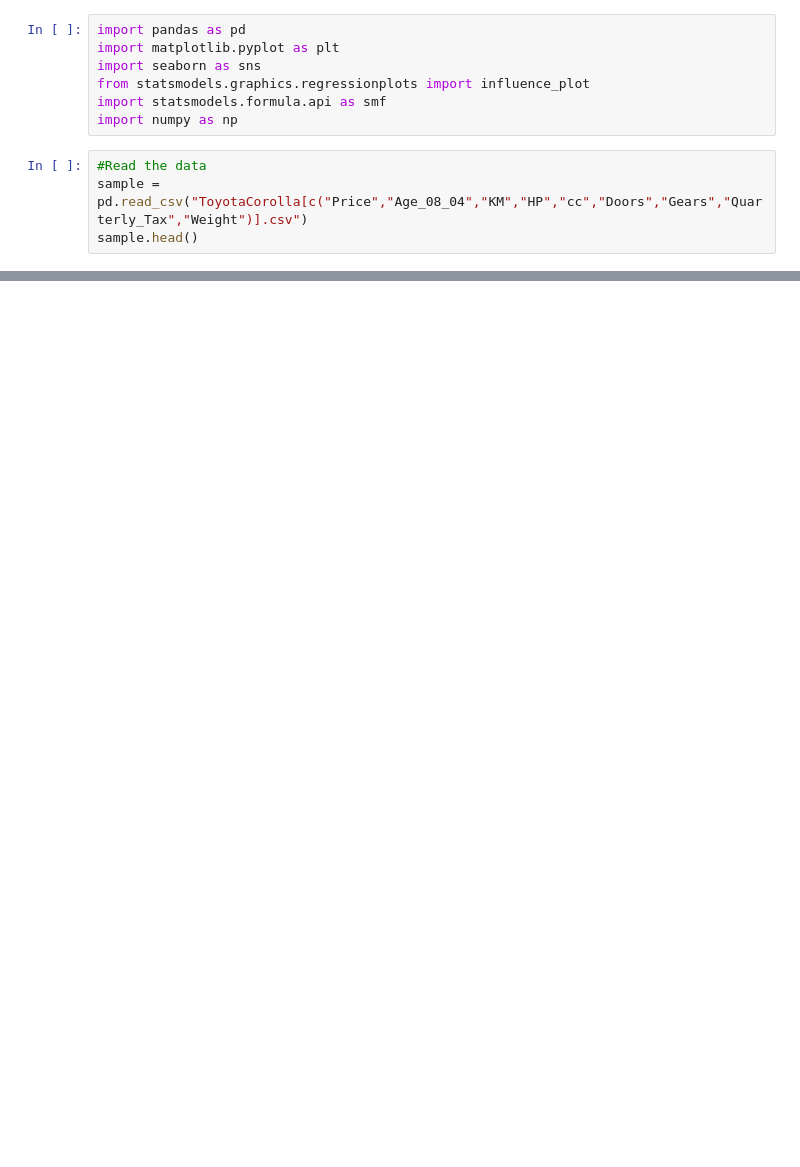
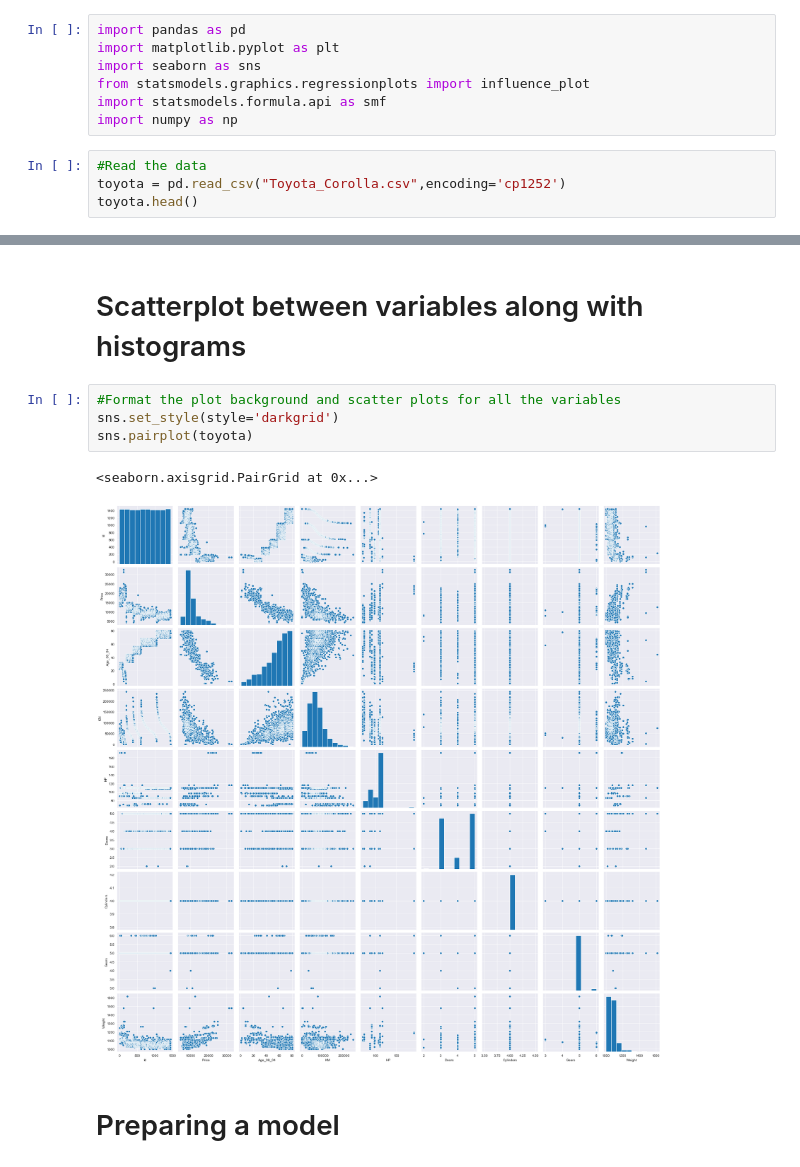
Before and after one commit to Meghagaik/Assignments, a Jupyter notebook: MultiLinearRegression_Toyota Corolla.ipynb, the cells around one changed output, grey strips where cells are left out. Drawn from its saved outputs; the diff is of its cells as text; blank space fills up the shorter version.

```diff
--- a/MultiLinearRegression_Toyota Corolla.ipynb
+++ b/MultiLinearRegression_Toyota Corolla.ipynb
@@ -7,6 +7,6 @@ import statsmodels.formula.api as smf
 import numpy as np
 # %%
 #Read the data
-sample = pd.read_csv("ToyotaCorolla[c("Price","Age_08_04","KM","HP","cc","Doors","Gears","Quarterly_Tax","Weight")].csv")
-sample.head()
+toyota = pd.read_csv("Toyota_Corolla.csv",encoding='cp1252')
+toyota.head()
 # %% [output]
@@ -17,0 +69,11 @@ NameError: name 'data1' is not defined
+# %% [markdown]
+# Scatterplot between variables along with histograms
+# %%
+#Format the plot background and scatter plots for all the variables
+sns.set_style(style='darkgrid')
+sns.pairplot(toyota)
+# %% [output]
+<seaborn.axisgrid.PairGrid at 0x...>
+[figure, added]
+# %% [markdown]
+# Preparing a model
```
Also changed, not shown: parts of 86 cells of this notebook.
